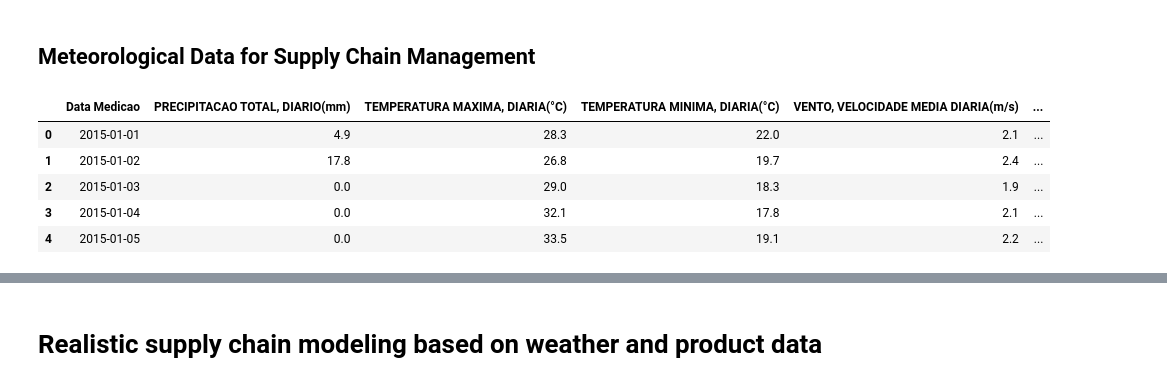
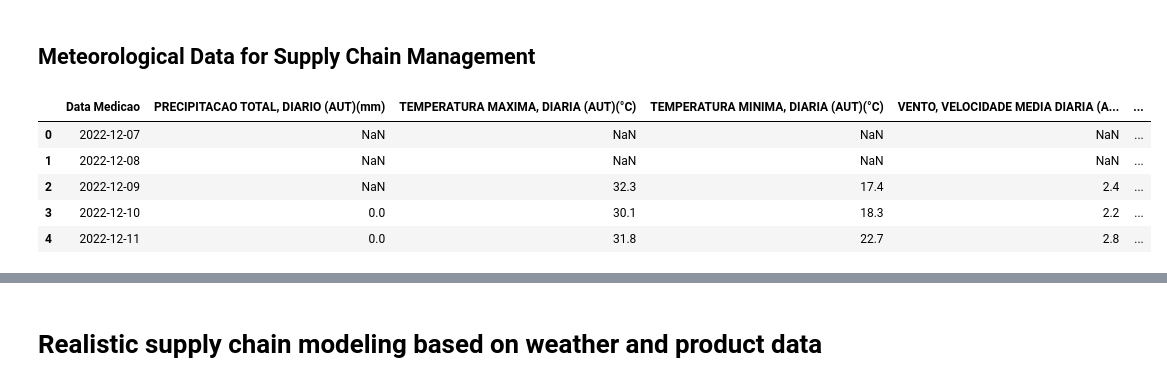
Before and after one commit to rbalbinotti/smart-supply-chain-ai, a Jupyter notebook: notebooks/synthetic_grocery.ipynb, the cells around one changed output, grey strips where cells are left out. Saved outputs shown, nothing was run; the diff lists cells and outputs as text; code cells hidden in the pictures.

```diff
--- a/notebooks/synthetic_grocery.ipynb
+++ b/notebooks/synthetic_grocery.ipynb
@@ -148,20 +151,21 @@ supply_df['supplier_rating'] = np.where(supply_df['supplier'].isin(suppliers_top
 ## Meteorological Data for Supply Chain Management
 # %%
 # Set the path to the weather CSV file
-archive_csv = external_data_path + 'dados_83967_D_2015-01-01_2025-09-18.csv'
+# archive_csv = external_data_path + 'dados_83967_D_2015-01-01_2025-09-18.csv'
+archive_csv = external_data_path + 'dados_B807_D_2022-12-07_2025-09-22.csv'
 
 # Read the CSV file into a DataFrame
 weather_df = pd.read_csv(archive_csv, sep=";", decimal=",", skiprows=9, engine="python")
 
 # Show the first rows of the DataFrame
 weather_df.head()
 # %% [output]
-|  | Data Medicao | PRECIPITACAO TOTAL, DIARIO(mm) | TEMPERATURA MAXIMA, DIARIA(°C) | TEMPERATURA MINIMA, DIARIA(°C) | VENTO, VELOCIDADE MEDIA DIARIA(m/s) | ... |
-| 0 | 2015-01-01 | 4.9 | 28.3 | 22.0 | 2.1 | ... |
-| 1 | 2015-01-02 | 17.8 | 26.8 | 19.7 | 2.4 | ... |
-| 2 | 2015-01-03 | 0.0 | 29.0 | 18.3 | 1.9 | ... |
-| 3 | 2015-01-04 | 0.0 | 32.1 | 17.8 | 2.1 | ... |
-| 4 | 2015-01-05 | 0.0 | 33.5 | 19.1 | 2.2 | ... |
+|  | Data Medicao | PRECIPITACAO TOTAL, DIARIO (AUT)(mm) | TEMPERATURA MAXIMA, DIARIA (AUT)(°C) | TEMPERATURA MINIMA, DIARIA (AUT)(°C) | VENTO, VELOCIDADE MEDIA DIARIA (A... | ... |
+| 0 | 2022-12-07 | NaN | NaN | NaN | NaN | ... |
+| 1 | 2022-12-08 | NaN | NaN | NaN | NaN | ... |
+| 2 | 2022-12-09 | NaN | 32.3 | 17.4 | 2.4 | ... |
+| 3 | 2022-12-10 | 0.0 | 30.1 | 18.3 | 2.2 | ... |
+| 4 | 2022-12-11 | 0.0 | 31.8 | 22.7 | 2.8 | ... |
 # %%
 # Remove columns that contain only missing values
 weather_df.dropna(axis=1, how='all', inplace=True)
```
Also changed, not shown: parts of 59 cells of this notebook.
